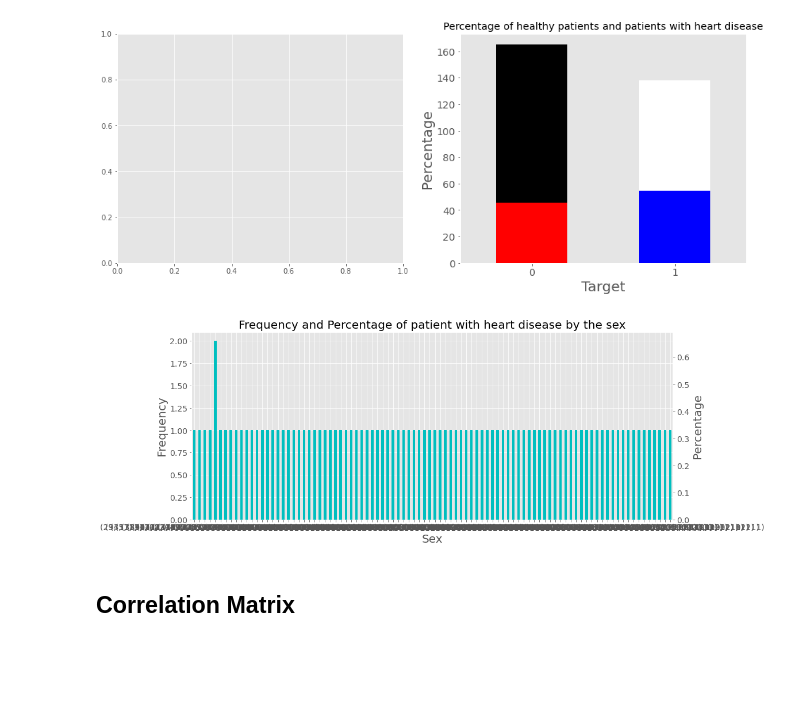
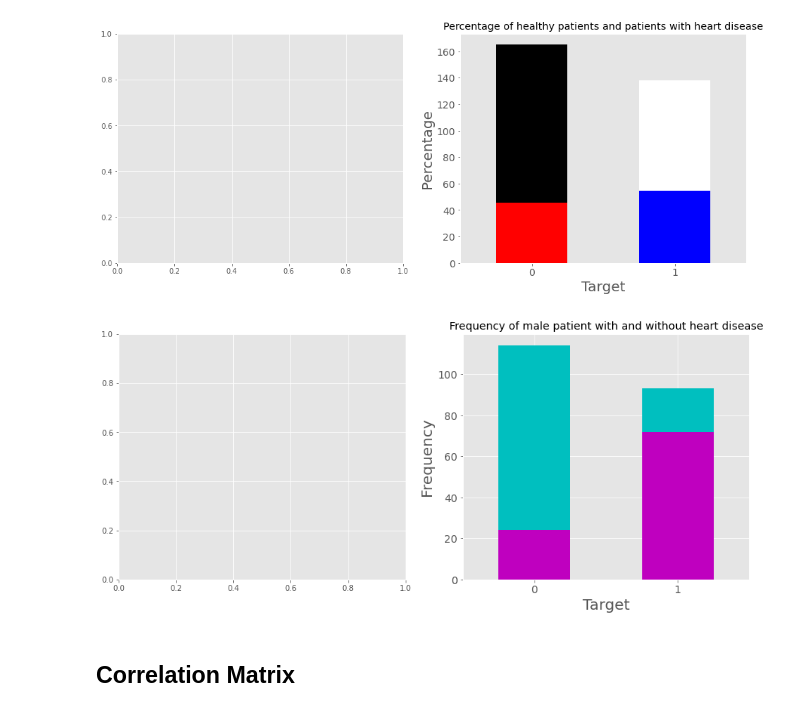
Before and after one commit to trs96/MLDA, a Jupyter notebook: Project.ipynb, the cells around one changed output. Drawn from its saved outputs; the diff is of its cells as text; code cells hidden in the pictures; blank space fills up the shorter version.

```diff
--- a/Project.ipynb
+++ b/Project.ipynb
@@ -240,32 +258,29 @@ Patient with heart disease:54.0%
 # %%
 #Wie viele männer unter sich heart desease haben häufigkeit
 #wie viele frauen unter sich heart desease haben häufigkeit
 
-#print([(df['target']==1) & (df['sex']==1)])
-
+fig,(ax1,ax2) = plt.subplots(1,2,figsize=(16,6))
 #Plot the frequency of patients with heart disease
-ax = df[(df['target'] == 1) & (df['sex'] == 1)].value_counts().sort_index().plot.bar(
-    figsize=(15, 6),
-    fontsize= 14,
-    title="Frequency and Percentage of patient with heart disease by the sex",
-    rot=0,
-    color='c')
-ax.set_title("Frequency and Percentage of patient with heart disease by the sex", fontsize=20)
-ax.set_xlabel("Sex", fontsize=20)
-ax.set_ylabel("Frequency", fontsize=20)
-
-ax2 = ax.twinx()
-
-#Plot the bar chart of the percentage of patient with heart disease
-ax2 = ((df[(df['target'] == 1) & (df['sex'] == 1)].value_counts() / len(df)) * 100).sort_index().plot.bar(
+ax1 = df['target'][df['sex'] == 1].value_counts().sort_index().plot.bar(
     figsize=(15, 6),
     fontsize= 14,
     rot=0,
     color='c')
-ax2.set_ylabel("Percentage", fontsize=20)
-plt.grid()
+ax1.set_title("Frequency of male patient with and without heart disease", fontsize=20)
+ax1.set_xlabel("Target", fontsize=20)
+ax1.set_ylabel("Frequency", fontsize=20)
+
+
+#Plot the bar chart of the percentage of patient with heart disease
+ax2 = df['target'][df['sex'] == 0].value_counts().sort_index().plot.bar(
+    fontsize= 14,
+    rot=0,
+    color='m');
+ax2.set_title("Frequency of male patient with and without heart disease")
+ax2.set_xlabel("Target", fontsize=20);
+ax2.set_ylabel("Frequency", fontsize=20);
 # %% [output]
-[figure, old version]
+[figure, new version]
 # %% [markdown]
 ## Correlation Matrix
 # %%
```
Also changed, not shown: parts of 22 cells of this notebook.
